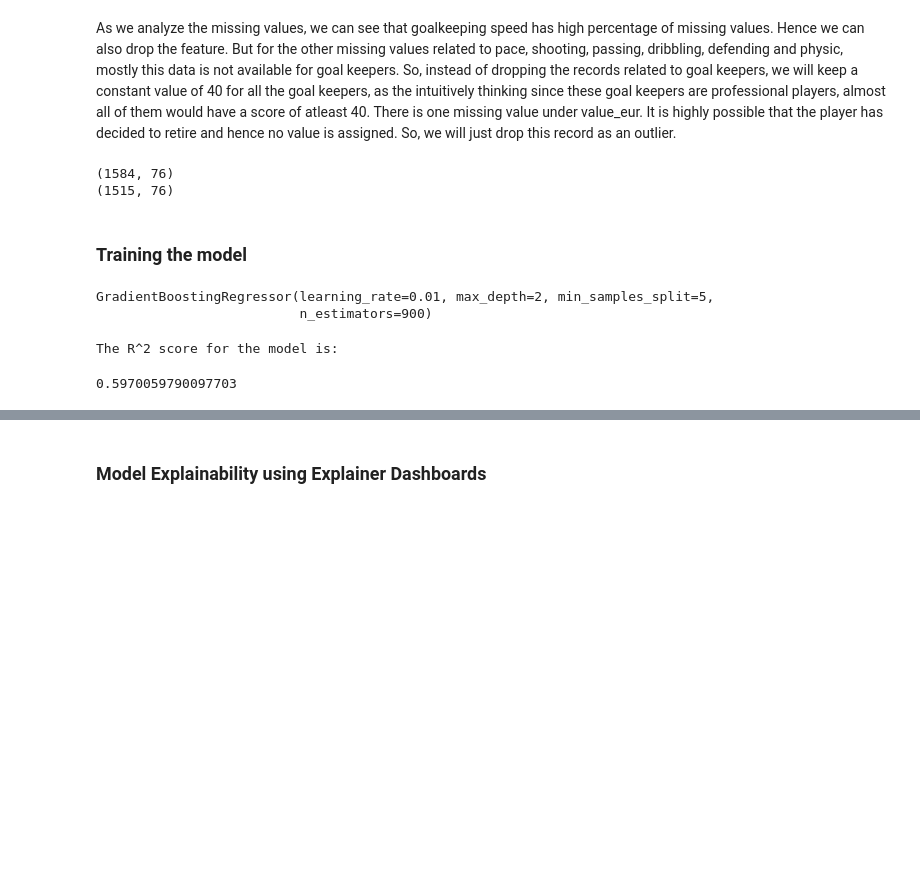
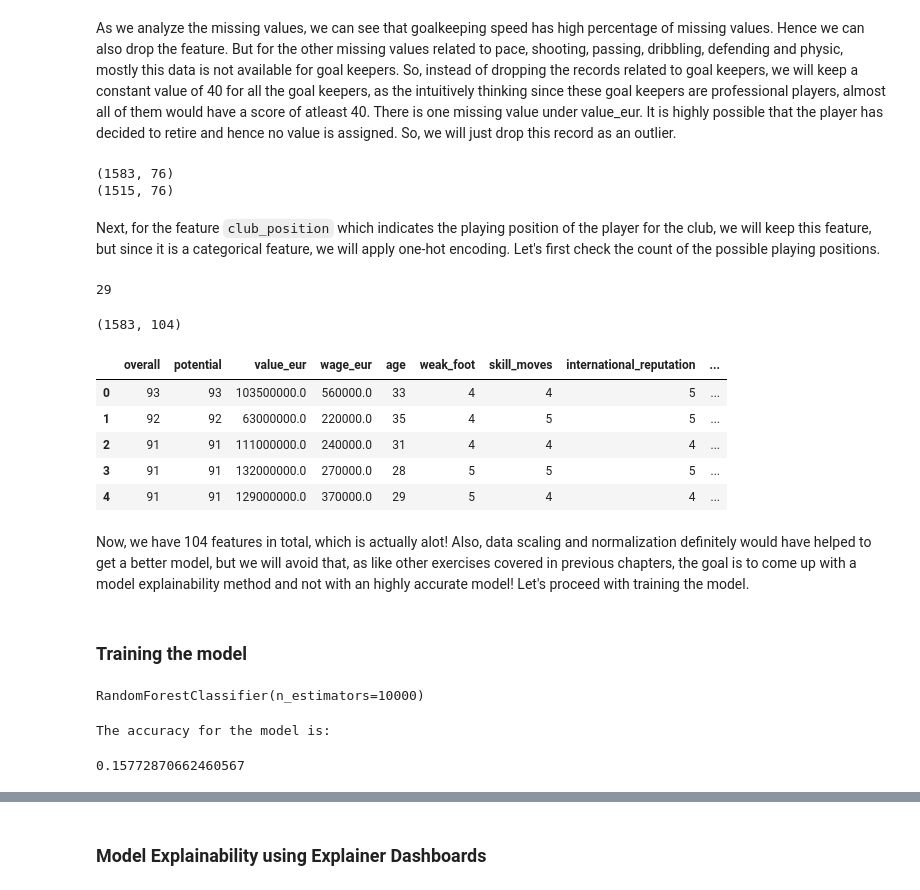
Before and after one commit to PacktPublishing/Applied-Machine-Learning-Explainability-Techniques, a Jupyter notebook: Chapter09/Explainer_dashboard_example.ipynb, the cells around one changed output, grey strips where cells are left out. Saved outputs shown, nothing was run; the diff lists cells and outputs as text; code cells hidden in the pictures; blank space fills up the shorter version.

Commit message:
added initial model

```diff
--- a/Chapter09/Explainer_dashboard_example.ipynb
+++ b/Chapter09/Explainer_dashboard_example.ipynb
@@ -163,4 +160,11 @@ As we analyze the missing values, we can see that goalkeeping speed has high per
 df_train.drop(columns=['goalkeeping_speed'], inplace=True)
 df_test.drop(columns=['goalkeeping_speed'], inplace=True)
 # %%
-# data imputation for the features 'pace', 'shooting', 'passing', 'dribbling', 'defending' and 'physic'
+# data imputation for the features 'pace', 'shooting', 'passing', 'dribbling', 'defending' and 'physic' with a constant value of 40
+for features in ['pace', 'shooting', 'passing', 'dribbling', 'defending', 'physic']:
+    df_train[features].fillna(40, inplace=True)
+    df_test[features].fillna(40, inplace=True)
+# %%
+# Consider all other missing values as outliers, so just drop them
+df_train.dropna(inplace=True)
+df_test.dropna(inplace=True)
@@ -168,10 +176,49 @@ df_test.drop(columns=['goalkeeping_speed'], inplace=True)
 print(df_train.shape)
 print(df_test.shape)
 # %% [output]
-(1584, 76)
+(1583, 76)
 (1515, 76)
+# %% [markdown]
+Next, for the feature `club_position` which indicates the playing position of the player for the club, we will keep this feature, but since it is a categorical feature, we will apply one-hot encoding. Let's first check the count of the possible playing positions.
 # %%
 len(df_train['club_position'].value_counts())
+# %% [output]
+29
+# %%
+# One-Hot Encoding
+def encode_features(df, features):
+    '''
+    Method for one-hot encoding all selected categorical fields
+    '''
+    for f in features:
+        if(f in df.columns):
+            encoded = pd.get_dummies(df[f])
+            encoded = encoded.add_prefix(f + '_')
+            df = pd.concat([df, encoded], axis=1)
+        else:
+            print('Feature not found')
+            return df
+
+    df.drop(columns=features, inplace = True)
+
+    return df
+
+encoded_train = encode_features(df_train, features = ['club_position'])
+encoded_test = encode_features(df_test, features = ['club_position'])
+encoded_train.shape
+# %% [output]
+(1583, 104)
+# %%
+encoded_train.head()
+# %% [output]
+|  | overall | potential | value_eur | wage_eur | age | weak_foot | skill_moves | international_reputation | ... |
+| 0 | 93 | 93 | 103500000.0 | 560000.0 | 33 | 4 | 4 | 5 | ... |
+| 1 | 92 | 92 | 63000000.0 | 220000.0 | 35 | 4 | 5 | 5 | ... |
+| 2 | 91 | 91 | 111000000.0 | 240000.0 | 31 | 4 | 4 | 4 | ... |
+| 3 | 91 | 91 | 132000000.0 | 270000.0 | 28 | 5 | 5 | 5 | ... |
+| 4 | 91 | 91 | 129000000.0 | 370000.0 | 29 | 5 | 4 | 4 | ... |
+# %% [markdown]
+Now, we have 104 features in total, which is actually alot! Also, data scaling and normalization definitely would have helped to get a better model, but we will avoid that, as like other exercises covered in previous chapters, the goal is to come up with a model explainability method and not with an highly accurate model! Let's proceed with training the model.
 # %% [markdown]
 ### Training the model
 # %%
@@ -179,12 +226,11 @@ x_train,x_test,y_train,y_test = train_test_split(features,labels,test_size=0.2,r
 # %%
-model = GradientBoostingRegressor(n_estimators = 900, max_depth = 2, min_samples_split= 5, learning_rate = 0.01)
+model = RandomForestClassifier(n_estimators=10000)
 model.fit(x_train, y_train)
 # %% [output]
-GradientBoostingRegressor(learning_rate=0.01, max_depth=2, min_samples_split=5,
-                          n_estimators=900)
+RandomForestClassifier(n_estimators=10000)
 # %%
-print('The R^2 score for the model is:')
-model.score(x_test, y_test)
+print('The accuracy for the model is:')
+model.score(x_valid, y_valid)
 # %% [output]
-The R^2 score for the model is:
+The accuracy for the model is:
-0.5970059790097703
+0.15772870662460567
```
Also changed, not shown: parts of 8 cells of this notebook.
